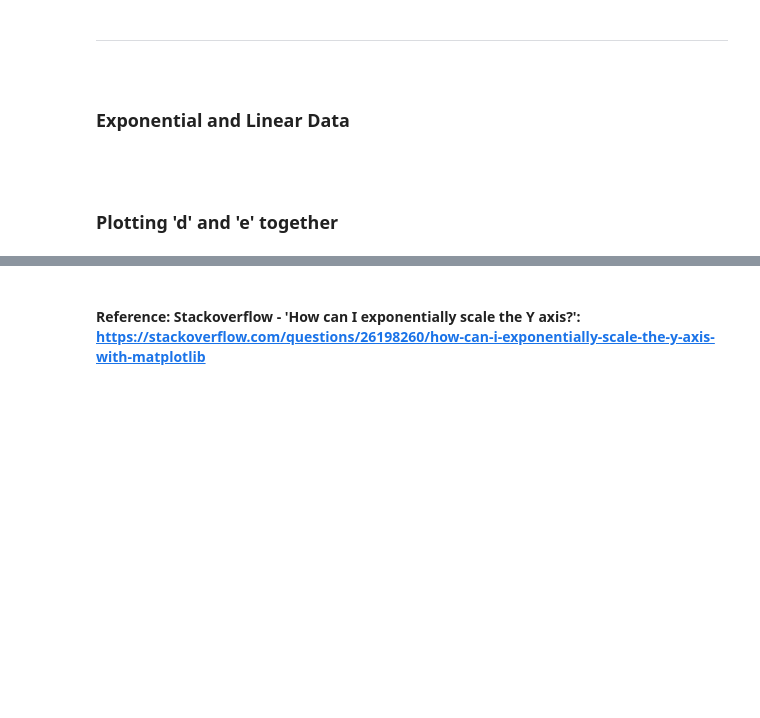
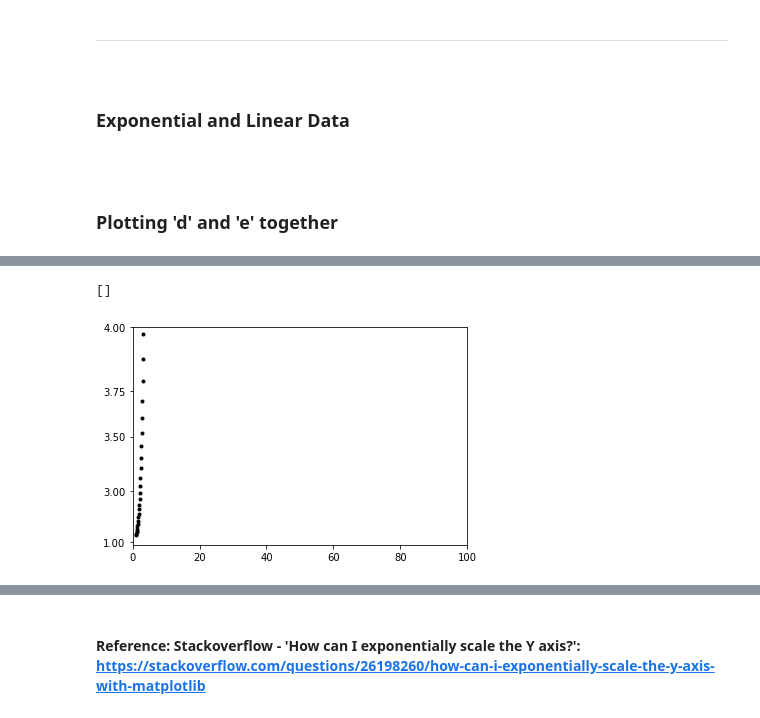
Before and after one commit to PJFinnerty/Machine-Learning-and-Statistics, a Jupyter notebook: Research.ipynb, the cells around one changed output, grey strips where cells are left out. Cells and saved outputs as stored; diff of their text form; code cells hidden in the pictures; blank space fills up the shorter version.

```diff
--- a/Research.ipynb
+++ b/Research.ipynb
@@ -151,0 +195,21 @@ plt.show()
+# %%
+np.random.seed(0)
+d = np.arange(0, 100, 1)
+e = np.linspace(1, 10, 100)
+f = e + np.random.exponential(1, size = None)
+
+fig, ax = plt.subplots()
+ax.plot(e, f, 'k.')
+
+exp = lambda d: 4**(d)
+log = lambda d: np.log(d)
+
+# Set y scale to exponential
+ax.set_yscale('function', functions=(exp, log))
+ax.set(xlim=(0,100), ylim=(0,4))
+ax.set_yticks([1, 3, 3.5, 3.75, 4.0])
+
+plt.plot()
+# %% [output]
+[]
+[figure, added]
```
Also changed, not shown: parts of 13 cells of this notebook.
